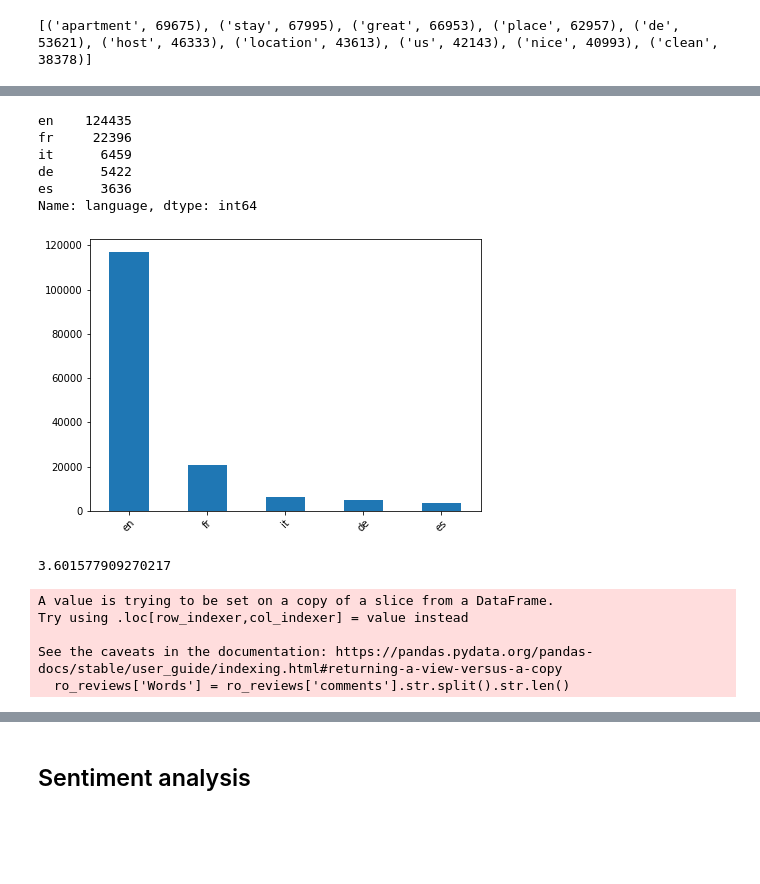
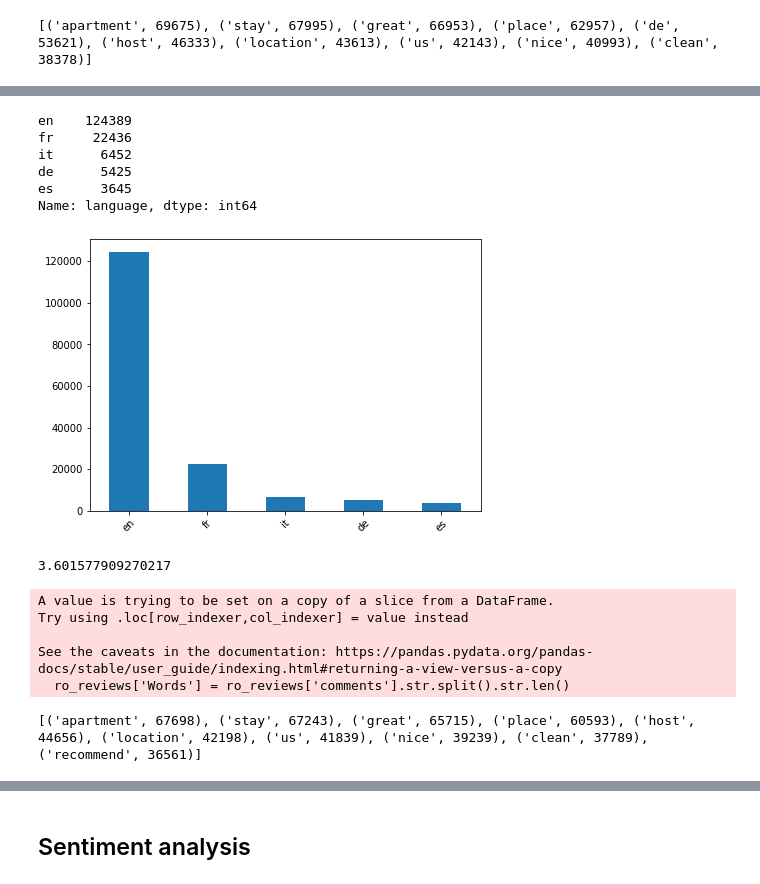
Before and after one commit to dianaionascu15/airbnb-nlp, a Jupyter notebook: airbnb_nlp.ipynb, the cells around one changed output, grey strips where cells are left out. Drawn from its saved outputs; the diff is of its cells as text; code cells hidden in the pictures; blank space fills up the shorter version.

```diff
--- a/airbnb_nlp.ipynb
+++ b/airbnb_nlp.ipynb
@@ -176,10 +176,9 @@ reviews['comments'] = reviews['comments'].str.replace('\s+', ' ', regex = True)
 reviews['string_count'] = reviews['comments'].str.len()
 reviews.drop(reviews[reviews.string_count<2].index, inplace=True)
 
-## 7. Tokenize column - no need, apply only for freqdist
-# reviews['tokenized_review'] = reviews.apply(lambda row: nltk.word_tokenize(row['comments']), axis=1)
-
 ## 8. Use nltk library to remove unecessary information (stopwords)
-#stopwords = stopwords.words["english"]
 reviews.comments = reviews.comments.apply(lambda x: " ".join([i for i in x.split()
                                             if i not in (stopwords)]))
+
+## 7. Tokenize column - no need, apply only for freqdist
+reviews['tokenized_review'] = reviews.apply(lambda row: nltk.word_tokenize(row['comments']), axis=1)
@@ -195,9 +199,15 @@ eat
 eat
 eaten
 # %%
+## select relevant columns
 reviews_summary = reviews[['id', 'comments', 'words', 'string_count', 'tokenized_review']]
+columns = ['id', 'comments', 'words', 'string_count', 'tokenized_review']
+reviews_summary = reviews_summary.reindex(columns=columns)
 
+## widen the column length
 pd.set_option('display.max_colwidth', 100)
+
+## preview
 reviews_summary.head()
 # %% [output]
 |  | id | comments | words | string_count | tokenized_review |
@@ -272,7 +286,7 @@ nltk.download('averaged_perceptron_tagger')
 from nltk import pos_tag
 # %%
 ## Lemmatize with POS tag
-
+from nltk.corpus import wordnet
 def nltk_tag_to_wordnet_tag(nltk_tag):
     if nltk_tag.startswith('J'):
         return wordnet.ADJ
@@ -302,7 +316,7 @@ def lemmatize_sentence(sentence):
             lemmatized_sentence.append(word)
         else:
             #else use the tag to lemmatize the token
-            lemmatized_sentence.append(lemmatizer.lemmatize(word, tag))
+            lemmatized_sentence.append(lemmatizer_wn.lemmatize(word, tag))
     return " ".join(lemmatized_sentence)
 
 
@@ -461,7 +431,7 @@ finder.nbest(bigram_measures.pmi, 10)
 ## Detect languages
 
 ## Convert comments to string
-reviews['comments'] = reviews['comments'].astype('string')
+reviews_summary['comments'] = reviews_summary['comments'].astype('string')
 
 # Langdetect library
 import langdetect
@@ -476,22 +446,22 @@ def det(x):
         lang = 'Other'
     return lang
 
-reviews['language'] = reviews['comments'].apply(lambda x: det(x))
+reviews_summary['language'] = reviews_summary['comments'].apply(lambda x: det(x))
 
-reviews['language'].value_counts().head(5) ##ro 1014
+reviews_summary['language'].value_counts().head(5) ##ro 1014
 # %% [output]
-en    124435
-fr     22396
-it      6459
-de      5422
-es      3636
+en    124389
+fr     22436
+it      6452
+de      5425
+es      3645
 Name: language, dtype: int64
 # %%
 ## Plot
 plt.figure(figsize=(7,5))
-listings3['language'].value_counts().head(5).plot(kind = 'bar')
+reviews_summary['language'].value_counts().head(5).plot(kind = 'bar')
 plt.xticks(rotation=45)
 plt.show()
 # %% [output]
-[figure, old version]
+[figure, new version]
 # %%
@@ -507,3 +477,21 @@ Try using .loc[row_indexer,col_indexer] = value instead
 
 See the caveats in the documentation: https://pandas.pydata.org/pandas-docs/stable/user_guide/indexing.html#returning-a-view-versus-a-copy
   ro_reviews['Words'] = ro_reviews['comments'].str.split().str.len()
+# %%
+## select only english comments
+reviews_en = reviews_summary[reviews_summary['language'] == 'en']
+
+## convert to list
+feedback_list = reviews_en.review_lemmatized_pos.to_list()
+
+## convert list into string
+feedback_list2 = ' '.join(feedback_list)
+
+## tokenize the string
+tokens = nltk.word_tokenize(feedback_list2)
+
+## words frequency
+wordsFrequency = FreqDist(tokens)
+print(wordsFrequency.most_common(10))
+# %% [output]
+[('apartment', 67698), ('stay', 67243), ('great', 65715), ('place', 60593), ('host', 44656), ('location', 42198), ('us', 41839), ('nice', 39239), ('clean', 37789), ('recommend', 36561)]
```
Also changed, not shown: parts of 27 cells of this notebook.
